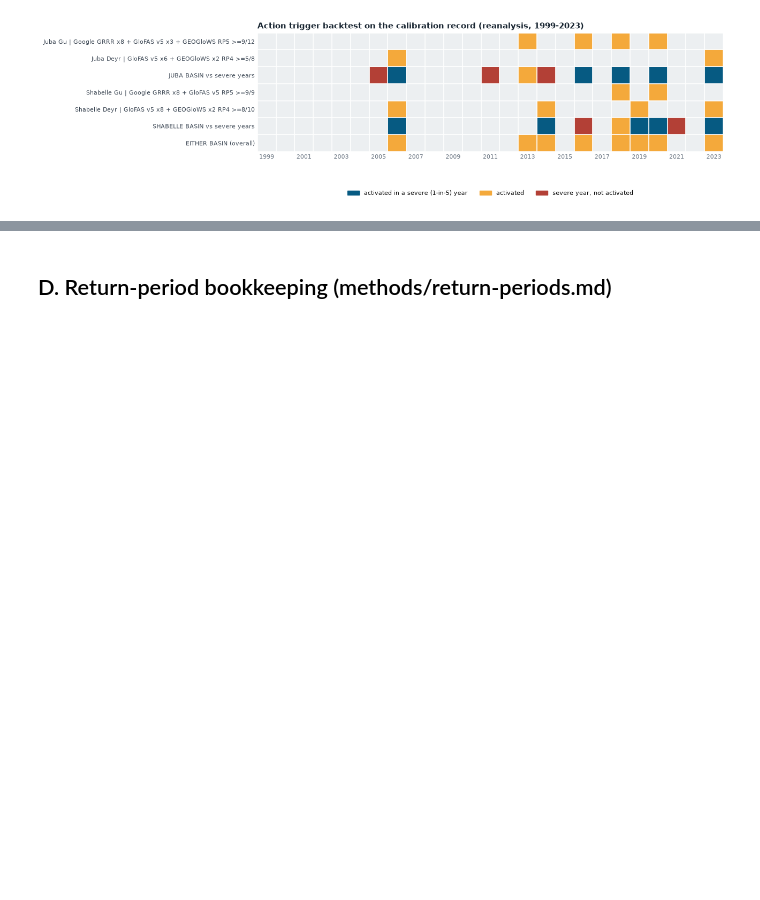
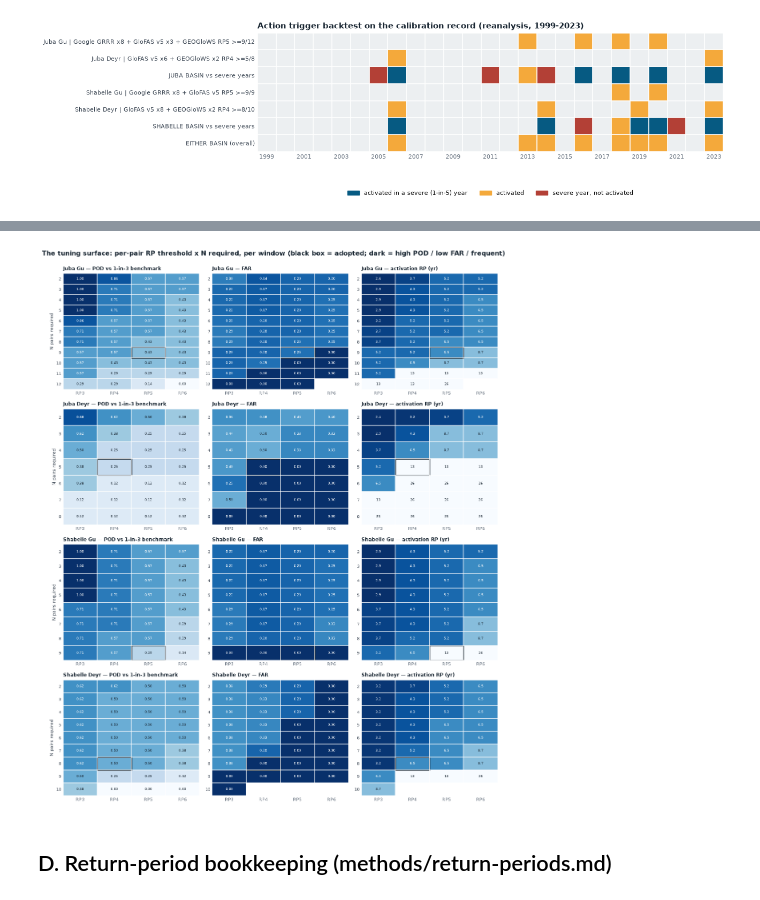
Before and after one commit to OCHA-DAP/ds-aa-som-floods, a Jupyter notebook: analysis/11_multisource_trigger.ipynb, the cells around one changed output, grey strips where cells are left out. Cells and saved outputs as stored; diff of their text form; code cells hidden in the pictures; blank space fills up the shorter version.

```diff
--- a/analysis/11_multisource_trigger.ipynb
+++ b/analysis/11_multisource_trigger.ipynb
@@ -532,3 +543,59 @@ save_fig(fig, "c_backtest_strip")
+# %%
+fig, axes = plt.subplots(4, 3, figsize=(11.5, 14))
+for i, (river, season) in enumerate(combos):
+    pool = POOL_SIZE[(river, season)]
+    ns = list(range(2, pool + 1))
+    ev = bench_years(river, season, "flood_3yr")
+    shape = (len(ns), len(RP_LEVELS))
+    pod = np.full(shape, np.nan)
+    far = np.full(shape, np.nan)
+    arp = np.full(shape, np.nan)
+    for xi, rp in enumerate(RP_LEVELS):
+        for yi, n in enumerate(ns):
+            a = acts[(river, season, rp, n)]
+            tp, fp, fn = len(a & ev), len(a - ev), len(ev - a)
+            pod[yi, xi] = tp / (tp + fn) if ev else np.nan
+            far[yi, xi] = fp / (tp + fp) if a else np.nan
+            arp[yi, xi] = (N_YEARS + 1) / len(a) if a else np.nan
+    cfg_rp, cfg_n = CONFIG[(river, season)]["rp"], CONFIG[(river, season)]["n_req"]
+    for ax, (mat, name, flip) in zip(
+            axes[i], [(pod, "POD vs 1-in-3 benchmark", False),
+                      (far, "FAR", True),
+                      (arp, "activation RP (yr)", None)]):
+        if flip is None:
+            shade = np.clip(1 - (mat - 3) / 10, 0, 1)   # darker = more frequent
+        else:
+            shade = 1 - mat if flip else mat
+        ax.imshow(shade, vmin=0, vmax=1, cmap="Blues", aspect="auto")
+        ax.set_xticks(range(len(RP_LEVELS)))
+        ax.set_xticklabels([f"RP{r}" for r in RP_LEVELS], fontsize=8)
+        ax.set_yticks(range(len(ns)))
+        ax.set_yticklabels(ns, fontsize=7)
+        ax.set_xticks([x - 0.5 for x in range(len(RP_LEVELS) + 1)], minor=True)
+        ax.set_yticks([y - 0.5 for y in range(len(ns) + 1)], minor=True)
+        ax.grid(which="minor", color="white", linewidth=1.1)
+        ax.tick_params(which="both", length=0)
+        for sp in ax.spines.values():
+            sp.set_visible(False)
+        for (yi, xi), v in np.ndenumerate(mat):
+            if not np.isnan(v):
+                txt = f"{v:.0f}" if flip is None and v >= 10 else f"{v:.1f}" if flip is None else f"{v:.2f}"
+                ax.text(xi, yi, txt, ha="center", va="center", fontsize=6,
+                        color="white" if shade[yi, xi] > 0.55 else INK)
+        ax.add_patch(mpatches.Rectangle(
+            (RP_LEVELS.index(cfg_rp) - 0.5, ns.index(cfg_n) - 0.5), 1, 1,
+            fill=False, edgecolor=INK, linewidth=2.2))
+        ax.set_title(f"{river.capitalize()} {season.capitalize()} — {name}",
+                     fontsize=8.5, loc="left")
+        if ax is axes[i][0]:
+            ax.set_ylabel("N pairs required", fontsize=8)
+fig.suptitle("The tuning surface: per-pair RP threshold x N required, per window "
+             "(black box = adopted; dark = high POD / low FAR / frequent)",
+             fontweight="bold", color=INK, fontsize=11.5, y=0.995)
+plt.tight_layout()
+save_fig(fig, "c_grid_heatmaps")
+# %% [output]
+[figure, added]
 # %% [markdown]
 ## D. Return-period bookkeeping (methods/return-periods.md)
 # %%
```
Also changed, not shown: parts of 1 cell of this notebook, 2 other files.
